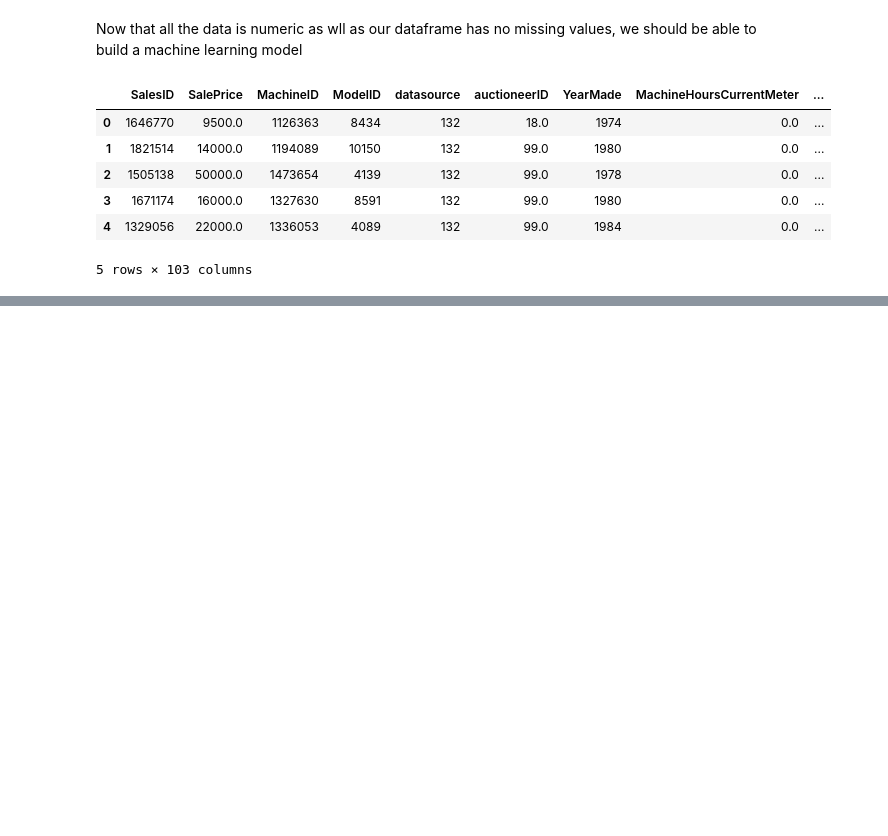
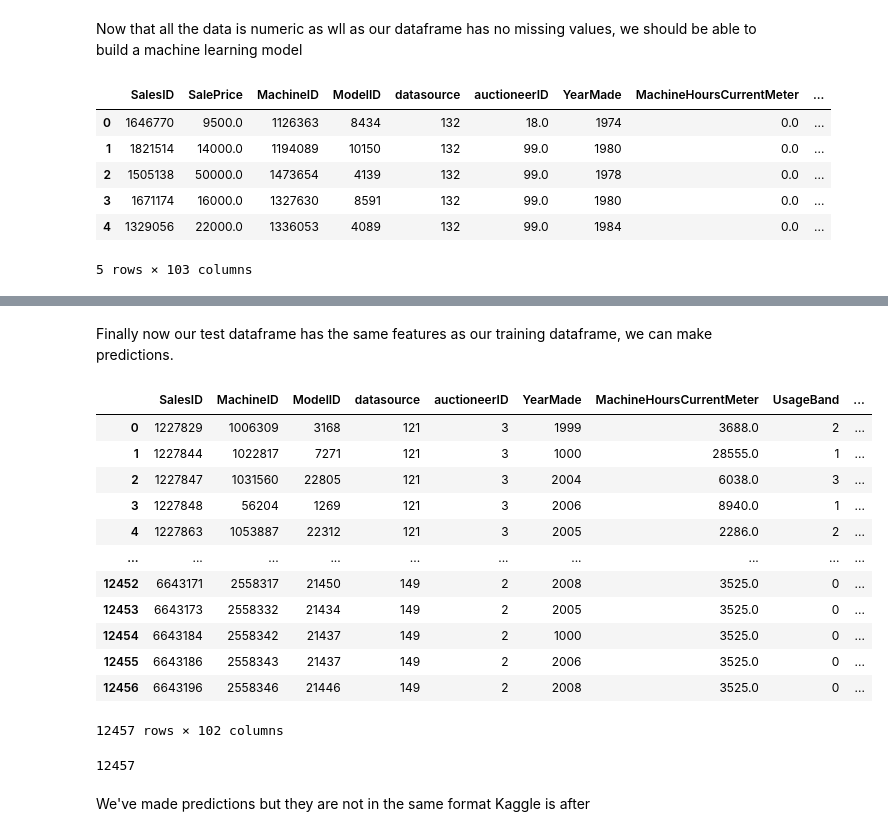
Before and after one commit to Estherjokodola/End-to-End-Bulldozer-Price-Prediction, a Jupyter notebook: end-to-end-bulldozer-price-regression-retry.ipynb, the cells around one changed output, grey strips where cells are left out. Drawn from its saved outputs; the diff is of its cells as text; code cells hidden in the pictures; blank space fills up the shorter version.

Commit message:
Prediction & feature importance

```diff
--- a/end-to-end-bulldozer-price-regression-retry.ipynb
+++ b/end-to-end-bulldozer-price-regression-retry.ipynb
@@ -648,0 +929,34 @@ model.score(df_tmp.drop("SalePrice", axis=1), df_tmp["SalePrice"])
+# %%
+def preprocess_data(df):
+    """
+    Performs transformations on df and returns transformed df.
+    """
+    df["saleYear"]=df.saledate.dt.year
+    df["saleMonth"]= df.saledate.dt.month
+    df["saleDay"]= df.saledate.dt.day
+    df["saleDayOfWeek"] = df.saledate.dt.dayofweek
+    df["saleDayOfYear"] = df.saledate.dt.dayofyear
+
+    df.drop("saledate", axis=1, inplace=True)
+
+    # Fill the numeric rows with median
+
+    for label, content in df.items():
+        if pd.api.types.is_numeric_dtype(content):
+            if pd.isnull(content).sum():
+                # Add binary column which tells us if the data was missing
+                df[label+"_is_missing"]=pd.isnull(content)
+                # Fill missing numeric values with median
+                df[label] = content.fillna(content.median())
+
+    # Filled categorical missing data and turn categories into numbers
+        if not pd.api.types.is_numeric_dtype(content):
+            df[label+"_is_missing"] = pd.isnull(content)
+            # We add +1 to the category code because pandas encodes missing categories as -1
+            df[label] = pd.Categorical(content).codes+1
+
+    return df
+# %%
+# Process the test data
+df_test = preprocess_data(df_test)
+df_test.head()
@@ -648,0 +1024,4 @@ model.score(df_tmp.drop("SalePrice", axis=1), df_tmp["SalePrice"])
+# %%
+# Manually adjust df_test to have auctioneerID_is_missing column
+df_test["auctioneerID_is_missing"] = False
+df_test.head()
@@ -648,0 +1036,21 @@ model.score(df_tmp.drop("SalePrice", axis=1), df_tmp["SalePrice"])
+# %% [markdown]
+Finally now our test dataframe has the same features as our training dataframe, we can make predictions.
+# %%
+# Match column order from X_train to df_test(to predict on columns, they should be in the same order they were fit on)
+df_test = df_test[X_train.columns]
+# %%
+df_test
+# %% [output]
+|  | SalesID | MachineID | ModelID | datasource | auctioneerID | YearMade | MachineHoursCurrentMeter | UsageBand | ... |
+| 0 | 1227829 | 1006309 | 3168 | 121 | 3 | 1999 | 3688.0 | 2 | ... |
+| 1 | 1227844 | 1022817 | 7271 | 121 | 3 | 1000 | 28555.0 | 1 | ... |
+| 2 | 1227847 | 1031560 | 22805 | 121 | 3 | 2004 | 6038.0 | 3 | ... |
+| 3 | 1227848 | 56204 | 1269 | 121 | 3 | 2006 | 8940.0 | 1 | ... |
+| 4 | 1227863 | 1053887 | 22312 | 121 | 3 | 2005 | 2286.0 | 2 | ... |
+| ... | ... | ... | ... | ... | ... | ... | ... | ... | ... |
+| 12452 | 6643171 | 2558317 | 21450 | 149 | 2 | 2008 | 3525.0 | 0 | ... |
+| 12453 | 6643173 | 2558332 | 21434 | 149 | 2 | 2005 | 3525.0 | 0 | ... |
+| 12454 | 6643184 | 2558342 | 21437 | 149 | 2 | 1000 | 3525.0 | 0 | ... |
+| 12455 | 6643186 | 2558343 | 21437 | 149 | 2 | 2006 | 3525.0 | 0 | ... |
+| 12456 | 6643196 | 2558346 | 21446 | 149 | 2 | 2008 | 3525.0 | 0 | ... |
+12457 rows × 102 columns
@@ -648,0 +1060,6 @@ model.score(df_tmp.drop("SalePrice", axis=1), df_tmp["SalePrice"])
+# %%
+len(test_preds)
+# %% [output]
+12457
+# %% [markdown]
+We've made predictions but they are not in the same format Kaggle is after
```
Also changed, not shown: parts of 51 cells of this notebook.
